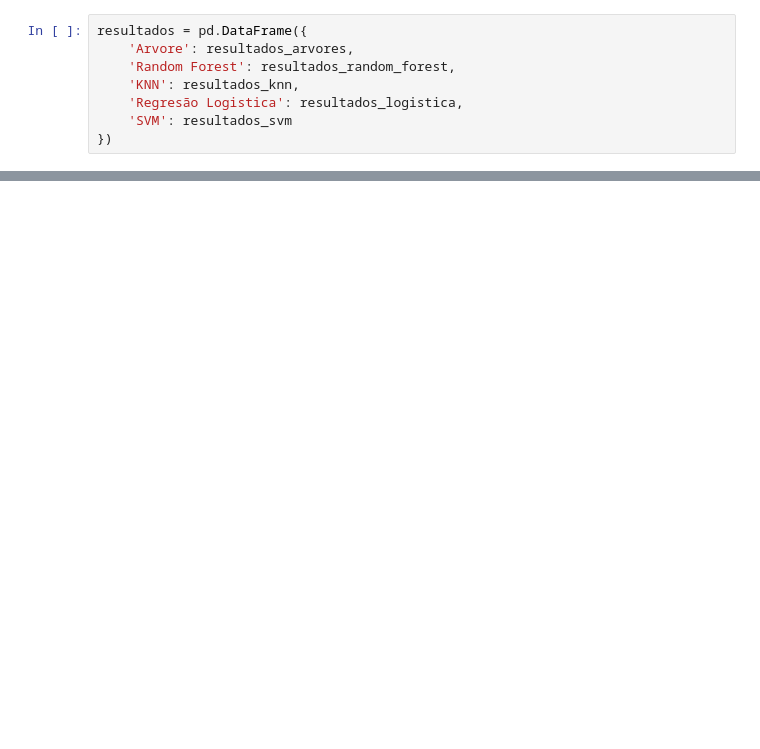
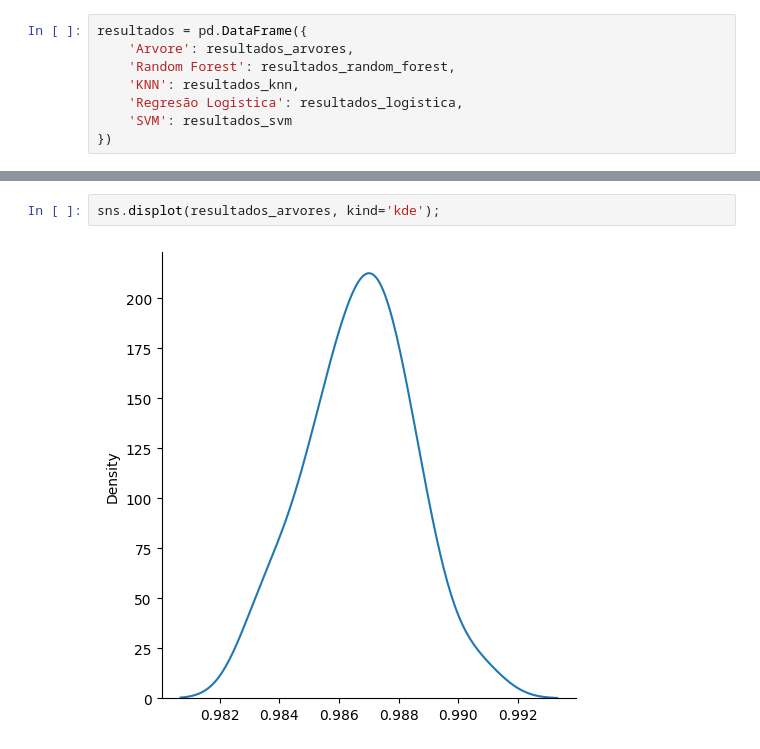
Before and after one commit to Joao-Inacio/Machine-Learning-e-Data-Science-com-Python, a Jupyter notebook: 0.9-avaliacaode-algoritmos-de-classificacao/validacao.ipynb, the cells around one changed output, grey strips where cells are left out. Drawn from its saved outputs; the diff is of its cells as text; blank space fills up the shorter version.

Commit message:
Implementando o teste de normalidade nos resultados

```diff
--- a/0.9-avaliacaode-algoritmos-de-classificacao/validacao.ipynb
+++ b/0.9-avaliacaode-algoritmos-de-classificacao/validacao.ipynb
@@ -131,0 +156,4 @@ dtype: float64
+# %%
+sns.displot(resultados_arvores, kind='kde');
+# %% [output]
+[figure, added]
```
Also changed, not shown: parts of 15 cells of this notebook.
